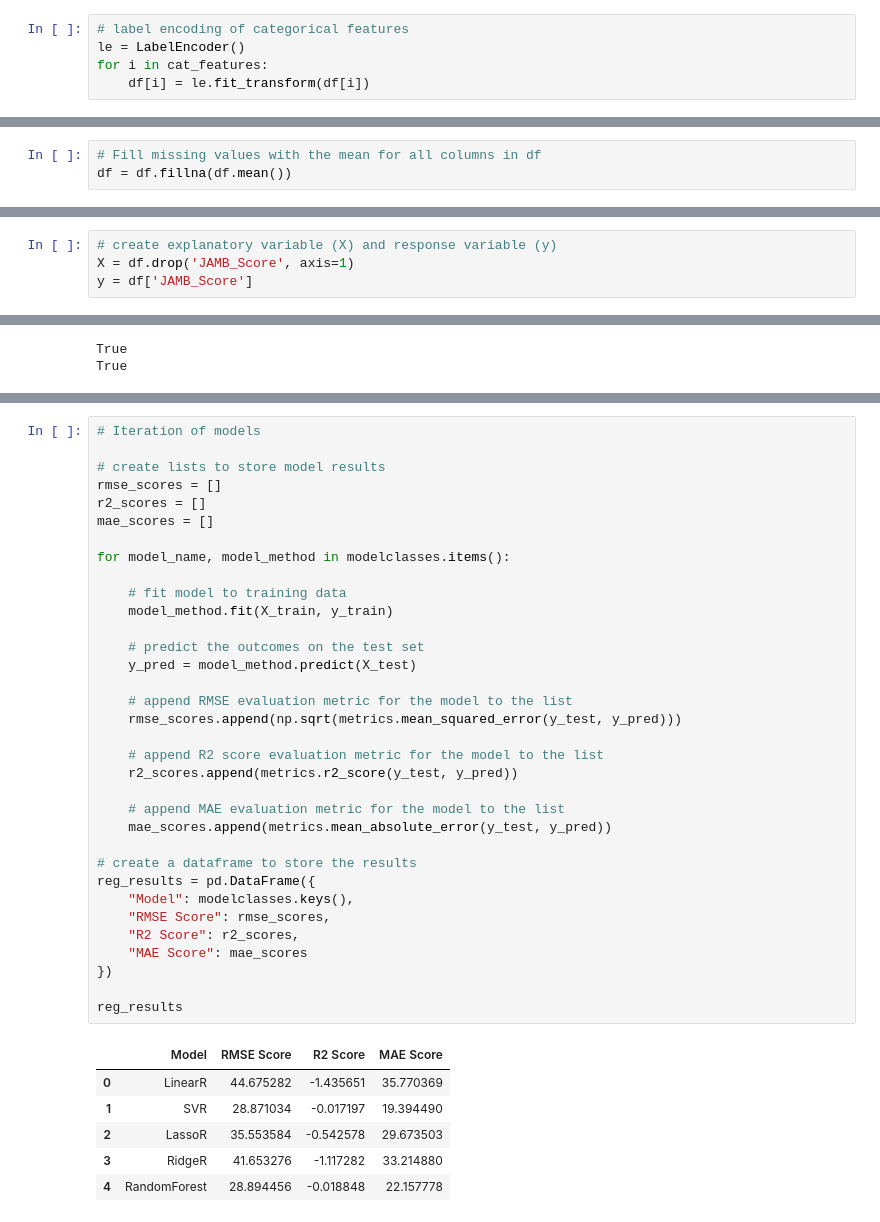
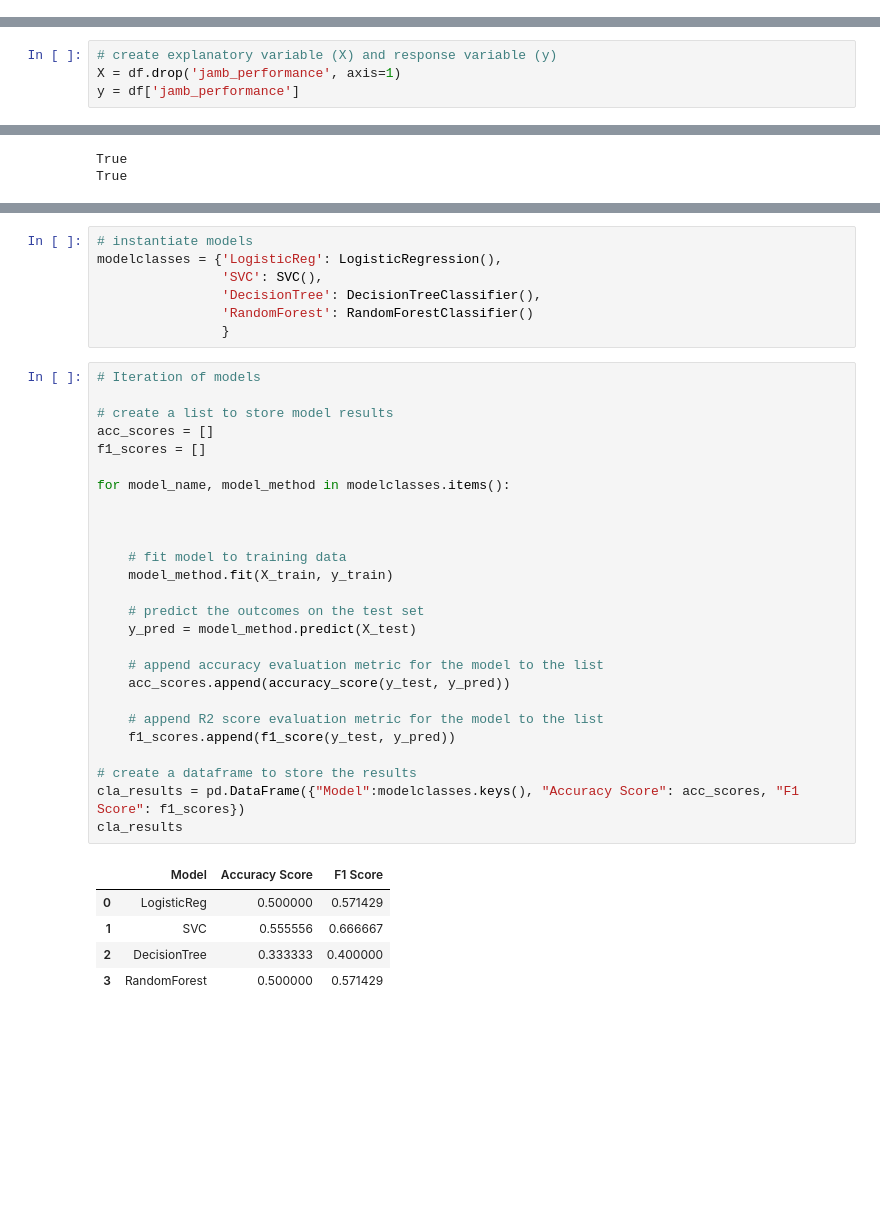
Before and after one commit to yusufokunlola/dataluminaries, a Jupyter notebook: modelling_notebook.ipynb, the cells around one changed output, grey strips where cells are left out. Saved outputs shown, nothing was run; the diff lists cells and outputs as text; blank space fills up the shorter version.

```diff
--- a/modelling_notebook.ipynb
+++ b/modelling_notebook.ipynb
@@ -247,5 +344,0 @@ Numerical features:  ['Siblings_Quantity', 'Parental_Support', 'Days_Absent', 'L
-# %%
-# label encoding of categorical features
-le = LabelEncoder()
-for i in cat_features:
-    df[i] = le.fit_transform(df[i])
@@ -261,3 +344,0 @@ df.head()
-# %%
-# Fill missing values with the mean for all columns in df
-df = df.fillna(df.mean())
@@ -284,7 +345,7 @@ dtype: int64
 # %%
 # create explanatory variable (X) and response variable (y)
-X = df.drop('JAMB_Score', axis=1)
-y = df['JAMB_Score']
+X = df.drop('jamb_performance', axis=1)
+y = df['jamb_performance']
 # %%
 # Split data into train and test sets (70:30)
 X_train, X_test, y_train, y_test = train_test_split(X, y, test_size=0.3, random_state=42)
@@ -318,41 +371,39 @@ modelclasses = {'LinearR': LinearRegression(),
+# %%
+# instantiate models
+modelclasses = {'LogisticReg': LogisticRegression(),
+                'SVC': SVC(),
+                'DecisionTree': DecisionTreeClassifier(),
+                'RandomForest': RandomForestClassifier()
+                }
 # %%
 # Iteration of models
 
-# create lists to store model results
-rmse_scores = []
-r2_scores = []
-mae_scores = []
+# create a list to store model results
+acc_scores = []
+f1_scores = []
 
 for model_name, model_method in modelclasses.items():
+
+
 
     # fit model to training data
     model_method.fit(X_train, y_train)
 
     # predict the outcomes on the test set
     y_pred = model_method.predict(X_test)
 
-    # append RMSE evaluation metric for the model to the list
-    rmse_scores.append(np.sqrt(metrics.mean_squared_error(y_test, y_pred)))
+    # append accuracy evaluation metric for the model to the list
+    acc_scores.append(accuracy_score(y_test, y_pred))
 
     # append R2 score evaluation metric for the model to the list
-    r2_scores.append(metrics.r2_score(y_test, y_pred))
-
-    # append MAE evaluation metric for the model to the list
-    mae_scores.append(metrics.mean_absolute_error(y_test, y_pred))
+    f1_scores.append(f1_score(y_test, y_pred))
 
 # create a dataframe to store the results
-reg_results = pd.DataFrame({
-    "Model": modelclasses.keys(),
-    "RMSE Score": rmse_scores,
-    "R2 Score": r2_scores,
-    "MAE Score": mae_scores
-})
-
-reg_results
+cla_results = pd.DataFrame({"Model":modelclasses.keys(), "Accuracy Score": acc_scores, "F1 Score": f1_scores})
+cla_results
 # %% [output]
-|  | Model | RMSE Score | R2 Score | MAE Score |
-| 0 | LinearR | 44.675282 | -1.435651 | 35.770369 |
-| 1 | SVR | 28.871034 | -0.017197 | 19.394490 |
-| 2 | LassoR | 35.553584 | -0.542578 | 29.673503 |
-| 3 | RidgeR | 41.653276 | -1.117282 | 33.214880 |
-| 4 | RandomForest | 28.894456 | -0.018848 | 22.157778 |
+|  | Model | Accuracy Score | F1 Score |
+| 0 | LogisticReg | 0.500000 | 0.571429 |
+| 1 | SVC | 0.555556 | 0.666667 |
+| 2 | DecisionTree | 0.333333 | 0.400000 |
+| 3 | RandomForest | 0.500000 | 0.571429 |
```
Also changed, not shown: parts of 46 cells of this notebook, 7 other files.
